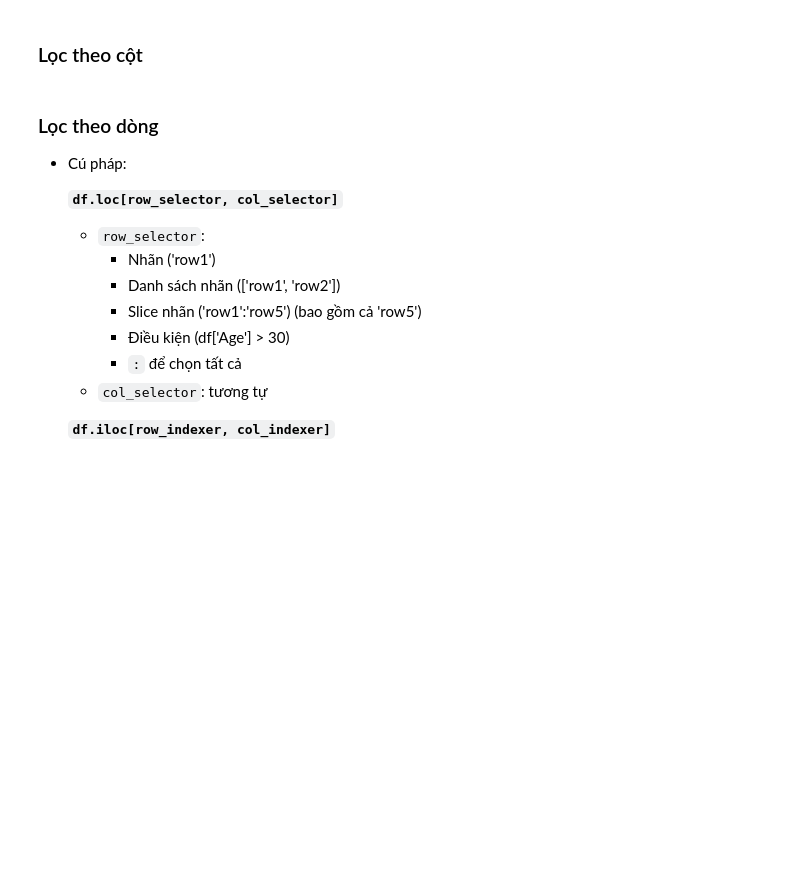
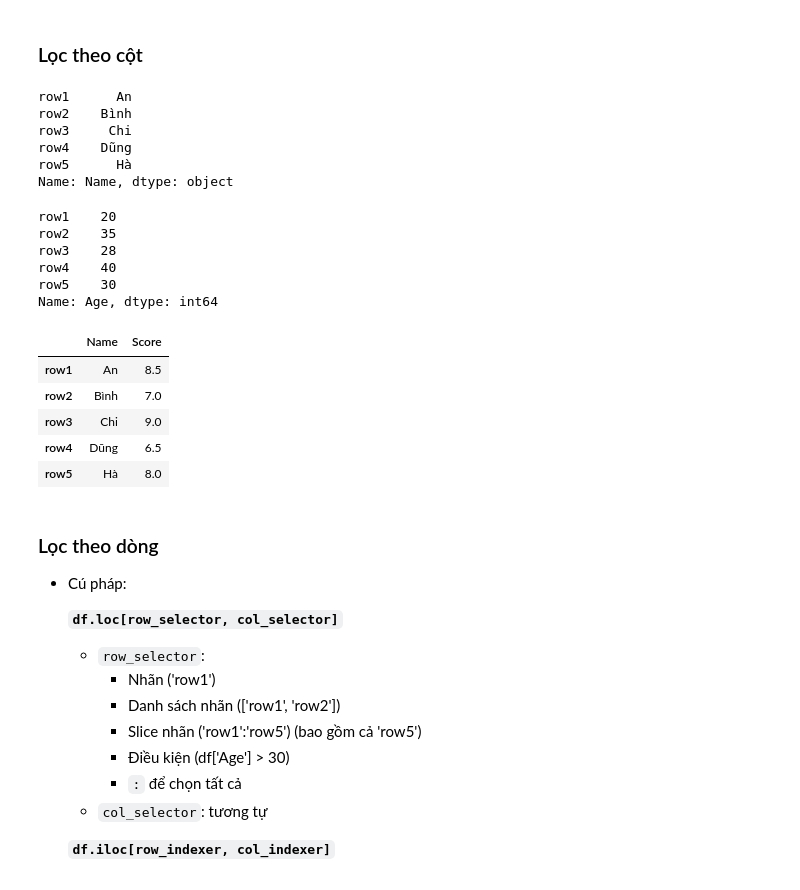
Before and after one commit to 0402anhhuy/Basic-Pandas, a Jupyter notebook: Pandas.ipynb, the cells around one changed output. Saved outputs shown, nothing was run; the diff lists cells and outputs as text; code cells hidden in the pictures; blank space fills up the shorter version.

```diff
--- a/Pandas.ipynb
+++ b/Pandas.ipynb
@@ -107,15 +107,42 @@ print("\nColumns", df.columns)
 print("\nIndex", df.index)
 # %% [markdown]
 ## 5. Truy xuất dữ liệu
+# %%
+import pandas as pd
+
+df = pd.DataFrame({
+    "Name": ["An", "Bình", "Chi", "Dũng", "Hà"],
+    "Age":  [20, 35, 28, 40, 30],
+    "Score": [8.5, 7.0, 9.0, 6.5, 8.0]
+}, index=["row1", "row2", "row3", "row4", "row5"])
 # %% [markdown]
 ### Lọc theo cột
 # %%
 # Series
-display(df['Rooms'].head(10))
-display(df.Rooms.head(10))
+display(df["Name"].head(10))
+display(df.Age.head(10))
 
 # DataFrame
-df[['Rooms', 'Price']].head(10)
+df[['Name', 'Score']].head(10)
+# %% [output]
+row1      An
+row2    Bình
+row3     Chi
+row4    Dũng
+row5      Hà
+Name: Name, dtype: object
+row1    20
+row2    35
+row3    28
+row4    40
+row5    30
+Name: Age, dtype: int64
+|  | Name | Score |
+| row1 | An | 8.5 |
+| row2 | Bình | 7.0 |
+| row3 | Chi | 9.0 |
+| row4 | Dũng | 6.5 |
+| row5 | Hà | 8.0 |
 # %% [markdown]
 ### Lọc theo dòng
 
```
Also changed, not shown: parts of 3 cells of this notebook.
